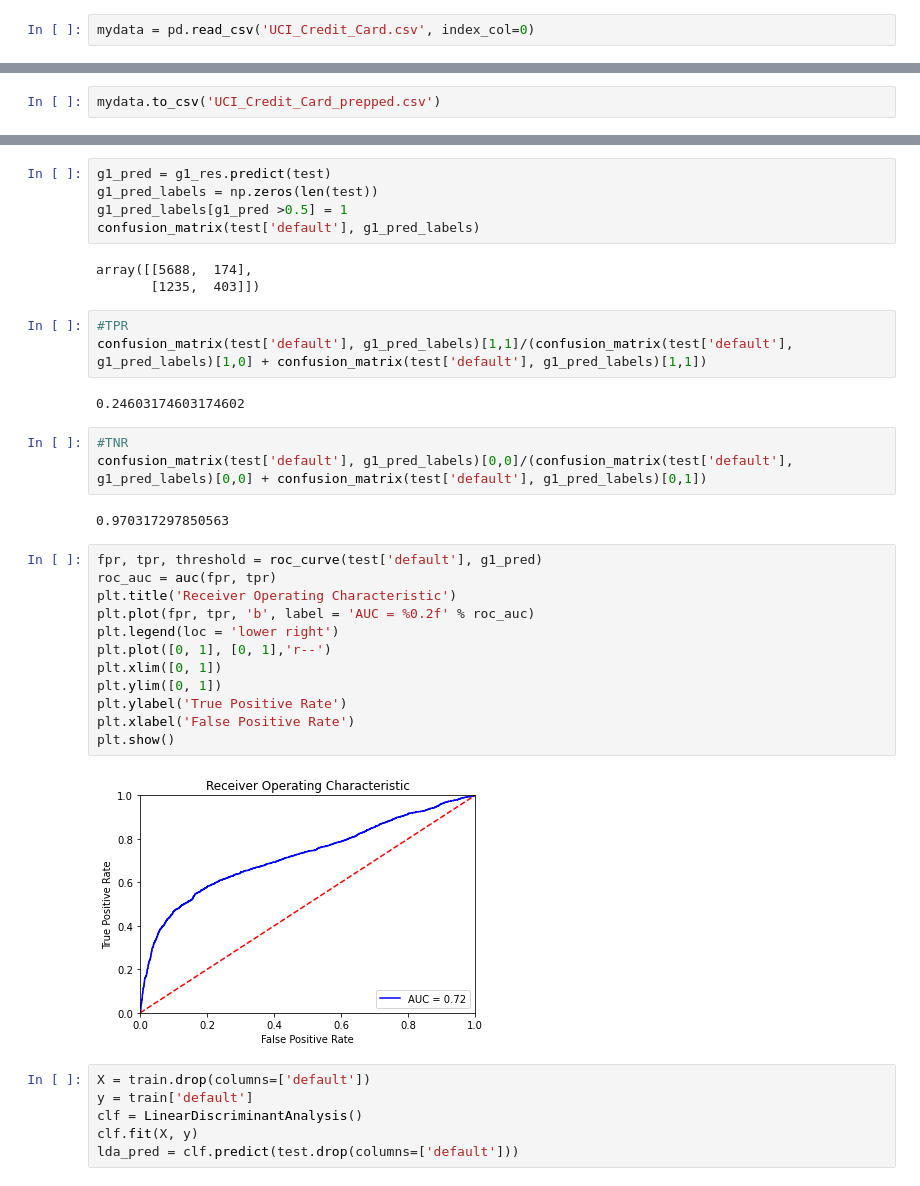
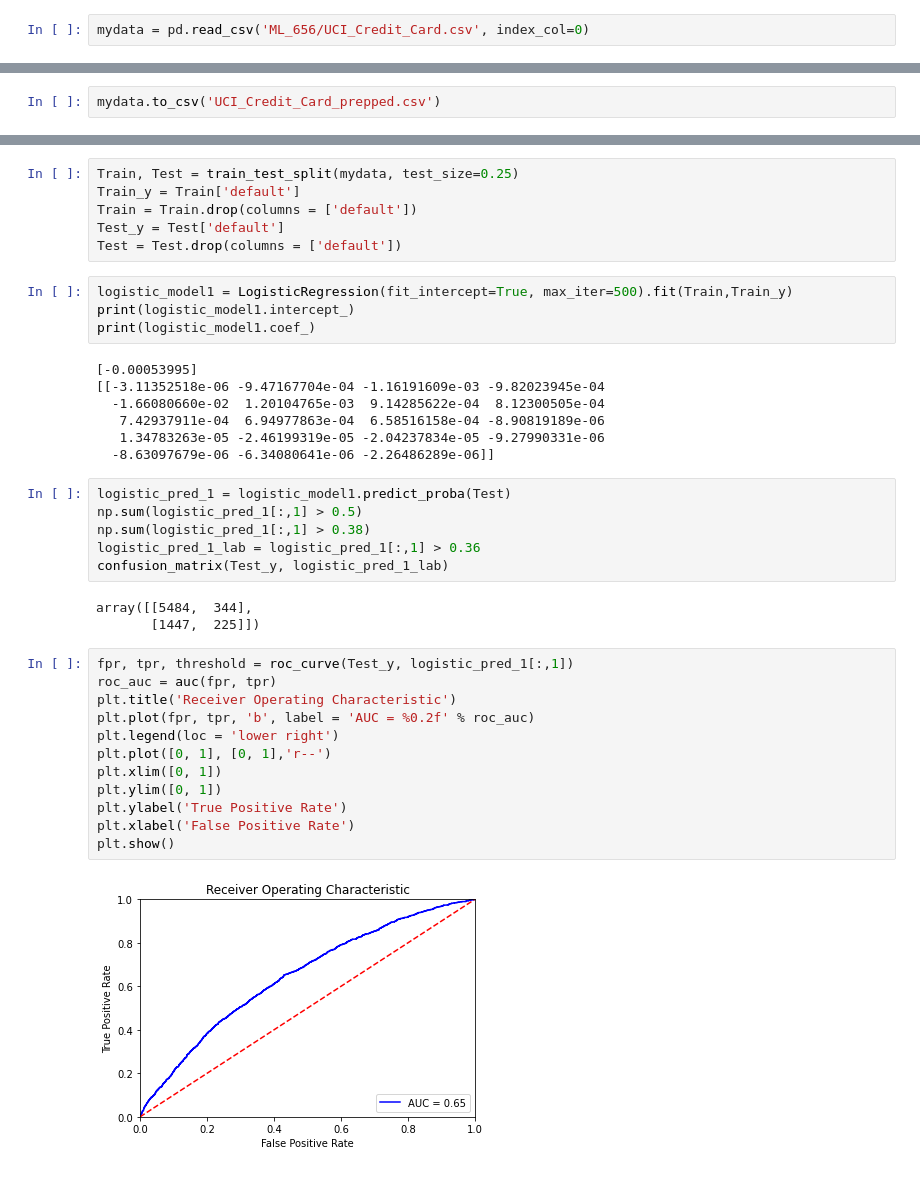
Before and after one commit to danielbauer1979/ML_656, a Jupyter notebook: Module2_LinearClassification.ipynb, the cells around one changed output, grey strips where cells are left out. Drawn from its saved outputs; the diff is of its cells as text.

```diff
--- a/Module2_LinearClassification.ipynb
+++ b/Module2_LinearClassification.ipynb
@@ -134,7 +152,7 @@ array([[ 0, 60],
 # %%
 #Credit Card Defaults
 # %%
-mydata = pd.read_csv('UCI_Credit_Card.csv', index_col=0)
+mydata = pd.read_csv('ML_656/UCI_Credit_Card.csv', index_col=0)
 # %%
 mydata.head()
 # %% [output]
@@ -275,38 +265,40 @@ PAY_AMT6   -2.208e-06   1.53e-06     -1.441      0.149   -5.21e-06    7.94e-07
-# %%
-g1_pred = g1_res.predict(test)
-g1_pred_labels = np.zeros(len(test))
-g1_pred_labels[g1_pred >0.5] = 1
-confusion_matrix(test['default'], g1_pred_labels)
-# %% [output]
-array([[5688,  174],
-       [1235,  403]])
-# %%
-#TPR
-confusion_matrix(test['default'], g1_pred_labels)[1,1]/(confusion_matrix(test['default'], g1_pred_labels)[1,0] + confusion_matrix(test['default'], g1_pred_labels)[1,1])
-# %% [output]
-0.24603174603174602
-# %%
-#TNR
-confusion_matrix(test['default'], g1_pred_labels)[0,0]/(confusion_matrix(test['default'], g1_pred_labels)[0,0] + confusion_matrix(test['default'], g1_pred_labels)[0,1])
-# %% [output]
-0.970317297850563
+# %%
+Train, Test = train_test_split(mydata, test_size=0.25)
+Train_y = Train['default']
+Train = Train.drop(columns = ['default'])
+Test_y = Test['default']
+Test = Test.drop(columns = ['default'])
+# %%
+logistic_model1 = LogisticRegression(fit_intercept=True, max_iter=500).fit(Train,Train_y)
+print(logistic_model1.intercept_)
+print(logistic_model1.coef_)
+# %% [output]
+[-0.00053995]
+[[-3.11352518e-06 -9.47167704e-04 -1.16191609e-03 -9.82023945e-04
+  -1.66080660e-02  1.20104765e-03  9.14285622e-04  8.12300505e-04
+   7.42937911e-04  6.94977863e-04  6.58516158e-04 -8.90819189e-06
+   1.34783263e-05 -2.46199319e-05 -2.04237834e-05 -9.27990331e-06
+  -8.63097679e-06 -6.34080641e-06 -2.26486289e-06]]
+# %%
+logistic_pred_1 = logistic_model1.predict_proba(Test)
+np.sum(logistic_pred_1[:,1] > 0.5)
+np.sum(logistic_pred_1[:,1] > 0.38)
+logistic_pred_1_lab = logistic_pred_1[:,1] > 0.36
+confusion_matrix(Test_y, logistic_pred_1_lab)
+# %% [output]
+array([[5484,  344],
+       [1447,  225]])
 # %%
-fpr, tpr, threshold = roc_curve(test['default'], g1_pred)
+fpr, tpr, threshold = roc_curve(Test_y, logistic_pred_1[:,1])
 roc_auc = auc(fpr, tpr)
 plt.title('Receiver Operating Characteristic')
 plt.plot(fpr, tpr, 'b', label = 'AUC = %0.2f' % roc_auc)
 plt.legend(loc = 'lower right')
 plt.plot([0, 1], [0, 1],'r--')
 plt.xlim([0, 1])
 plt.ylim([0, 1])
 plt.ylabel('True Positive Rate')
 plt.xlabel('False Positive Rate')
 plt.show()
 # %% [output]
-[figure, old version]
+[figure, new version]
-# %%
-X = train.drop(columns=['default'])
-y = train['default']
-clf = LinearDiscriminantAnalysis()
-clf.fit(X, y)
-lda_pred = clf.predict(test.drop(columns=['default']))
```
Also changed, not shown: parts of 23 cells of this notebook.
